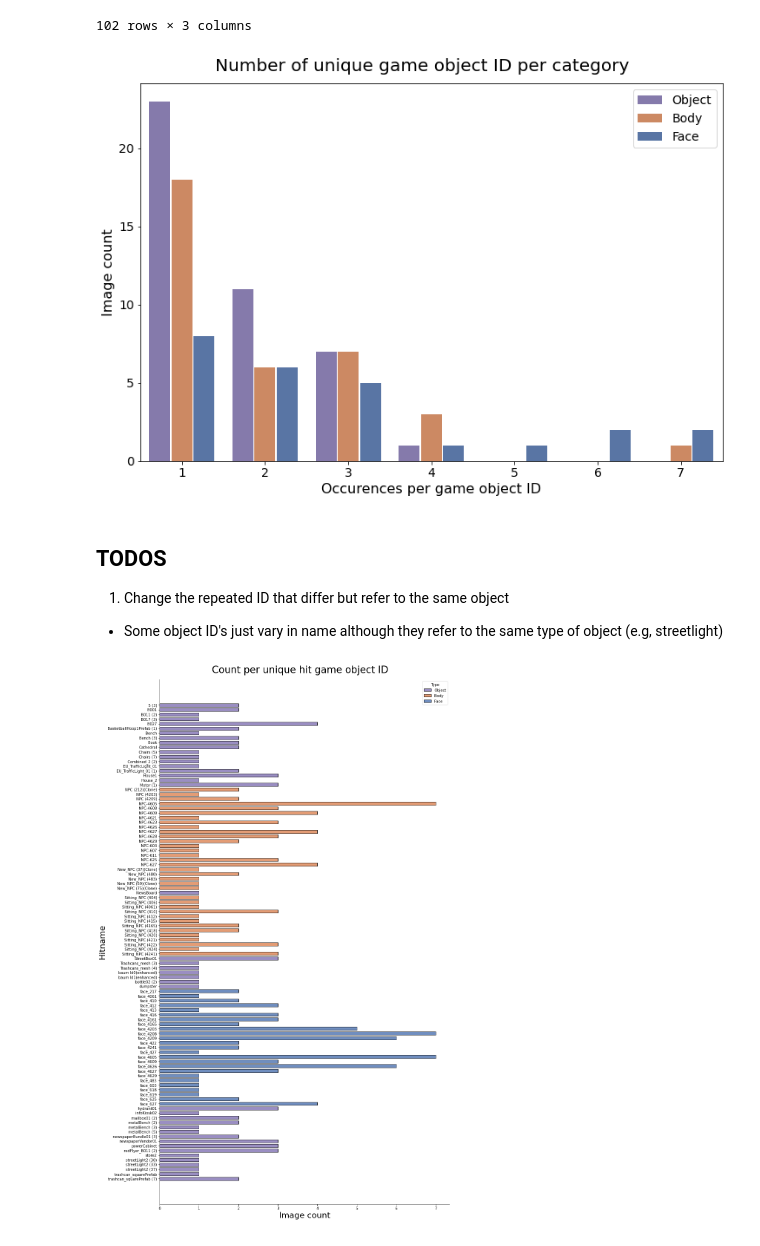
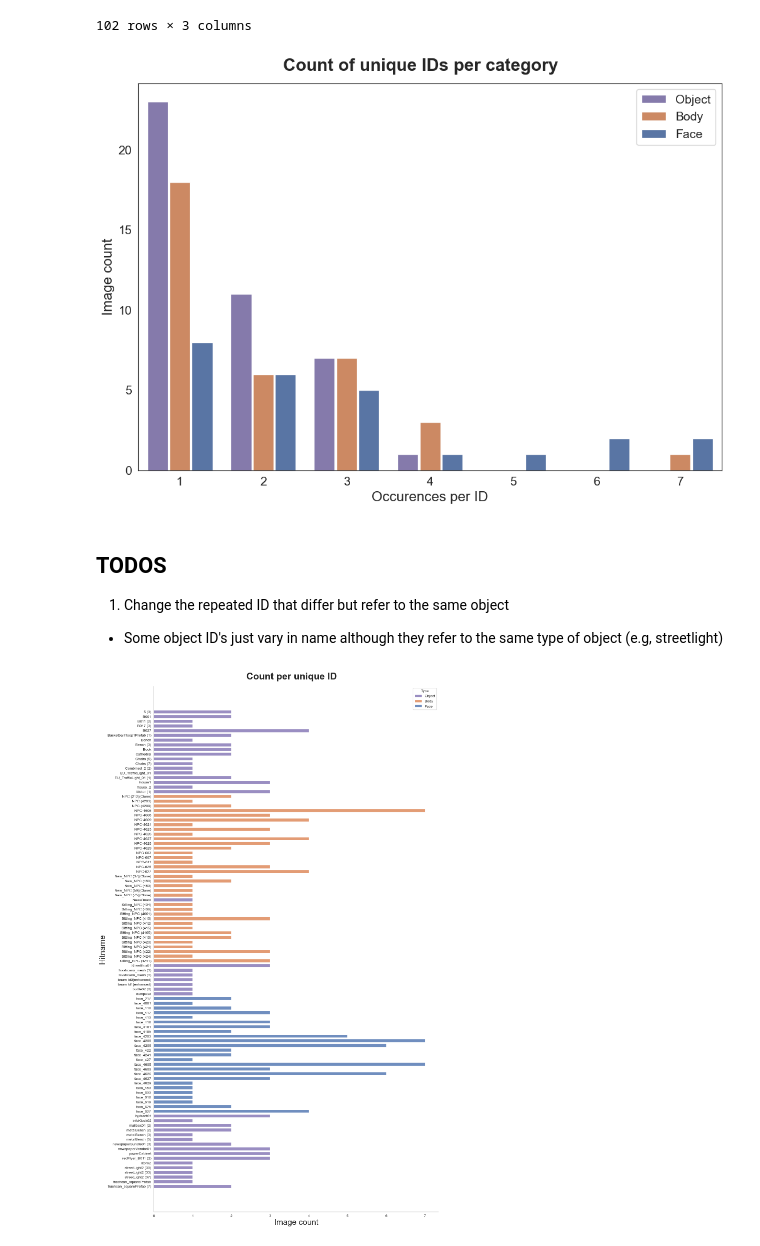
Before and after one commit to JohnMadrid/screenshots_processing, a Jupyter notebook: images_processing.ipynb, the cells around one changed output. Cells and saved outputs as stored; diff of their text form; code cells hidden in the pictures.

Commit message:
Plots updated

```diff
--- a/images_processing.ipynb
+++ b/images_processing.ipynb
@@ -206,9 +206,10 @@ sns.palplot(deep_pal)
 # %%
 from matplotlib.patches import Ellipse
+sns.set_style("white")
 fig, ax = plt.subplots(figsize=(12,8))
 plt.rcParams.update({'font.size': 14})
 deep_pal = sns.color_palette('deep')
-fig.suptitle("Distances and rotations per category", fontsize=20, y=0.93)
+fig.suptitle("Distances and rotations per category", fontsize=20, y=0.93, fontweight='bold')
 colors = dict(Object=deep_pal[4], Face=deep_pal[0], Body=deep_pal[1])
 sns.scatterplot(data=df, x='Distance', y='Rotation', hue='Type', palette=colors)
 ax.set_xlabel('Distance (Unity units)', fontsize=18)
@@ -297,11 +312,11 @@ counts
 # %%
 fig, ax = plt.subplots(figsize=(12,8))
 plt.rcParams.update({'font.size': 14})
-fig.suptitle("Number of unique game object ID per category", fontsize=20, y=0.93)
+fig.suptitle("Count of unique IDs per category", fontsize=20, y=0.93, fontweight='bold')
 
 
 sns.countplot(data=counts, x='count', hue='Type', palette=colors, hue_order=['Object', 'Body', 'Face'])
-ax.set_xlabel('Occurences per game object ID', fontsize=16)
+ax.set_xlabel('Occurences per ID', fontsize=16)
 ax.set_ylabel('Image count', fontsize=16)
 
 def change_width(ax, new_value) :
@@ -316,7 +331,7 @@ change_width(ax, 0.25)
 plt.legend(loc='upper right')
 plt.savefig("data/images_statistics/" + "number_unique_game_object" + ".pdf", format='pdf', dpi=1200)
 # %% [output]
-[figure, old version]
+[figure, new version]
 # %% [markdown]
 ## TODOS
 1. Change the repeated ID that differ but refer to the same object
@@ -324,13 +339,13 @@ plt.savefig("data/images_statistics/" + "number_unique_game_object" + ".pdf", fo
 # %%
 # count the times each unique object game ID repeats in the images dataset
 fig, ax = plt.subplots(figsize=(14,26))
-plt.suptitle("Count per unique hit game object ID", fontsize=26, y=0.9)
+plt.suptitle("Count per unique ID", fontsize=26, y=0.9, fontweight='bold')
 plt.rcParams.update({'font.size': 10})
 df.sort_values(['Hitname'], inplace=True)
 ax.set_xlabel("Image count", fontsize=22)
 ax.set_ylabel("Hitname", fontsize=22)
 sns.despine(top=True)
 sns.histplot(data=df, y=df['Hitname'], hue='Type', palette=colors, shrink=0.7, alpha=0.8)
 plt.savefig("data/images_statistics/" + "number_unique_individual_ID" + ".pdf", format='pdf', dpi=1200, bbox_inches='tight')
 # %% [output]
-[figure, old version]
+[figure, new version]
```
Also changed, not shown: parts of 6 cells of this notebook, 5 other files.
